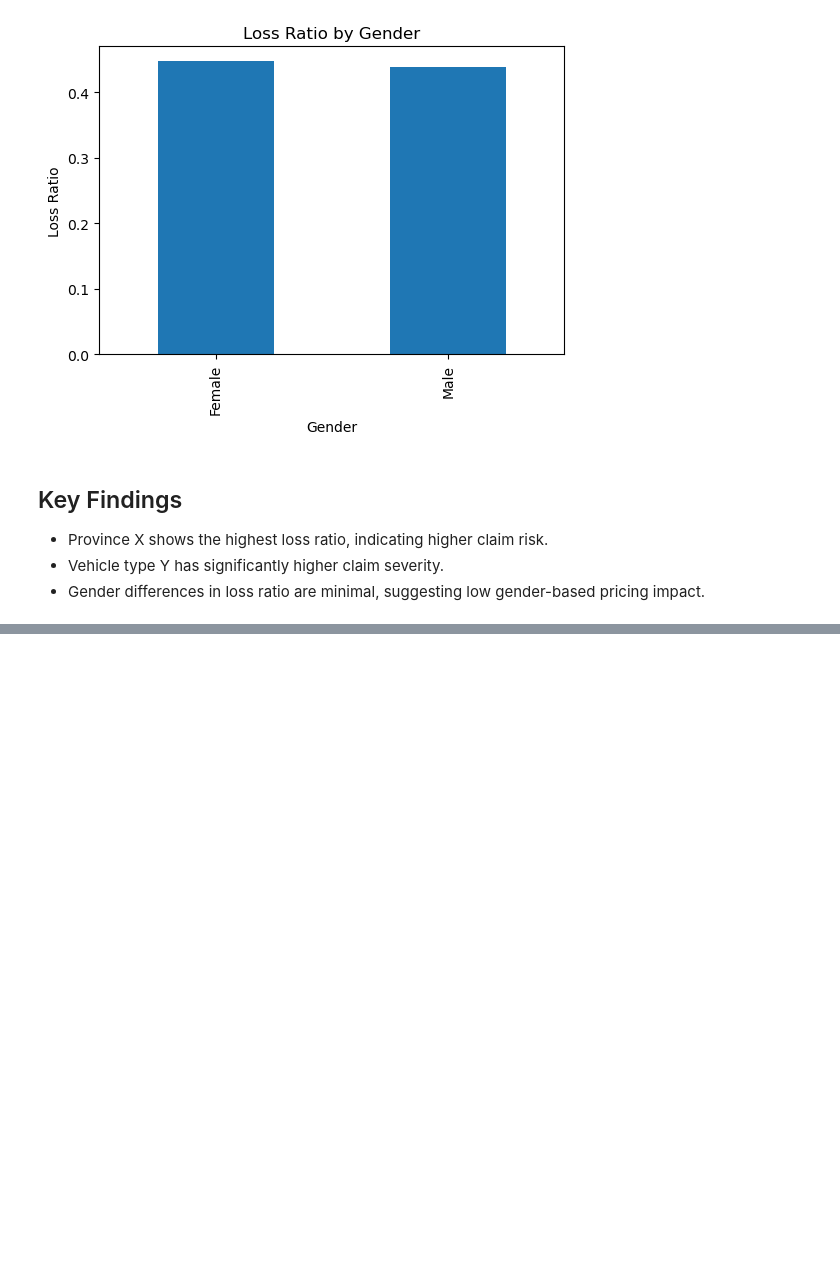
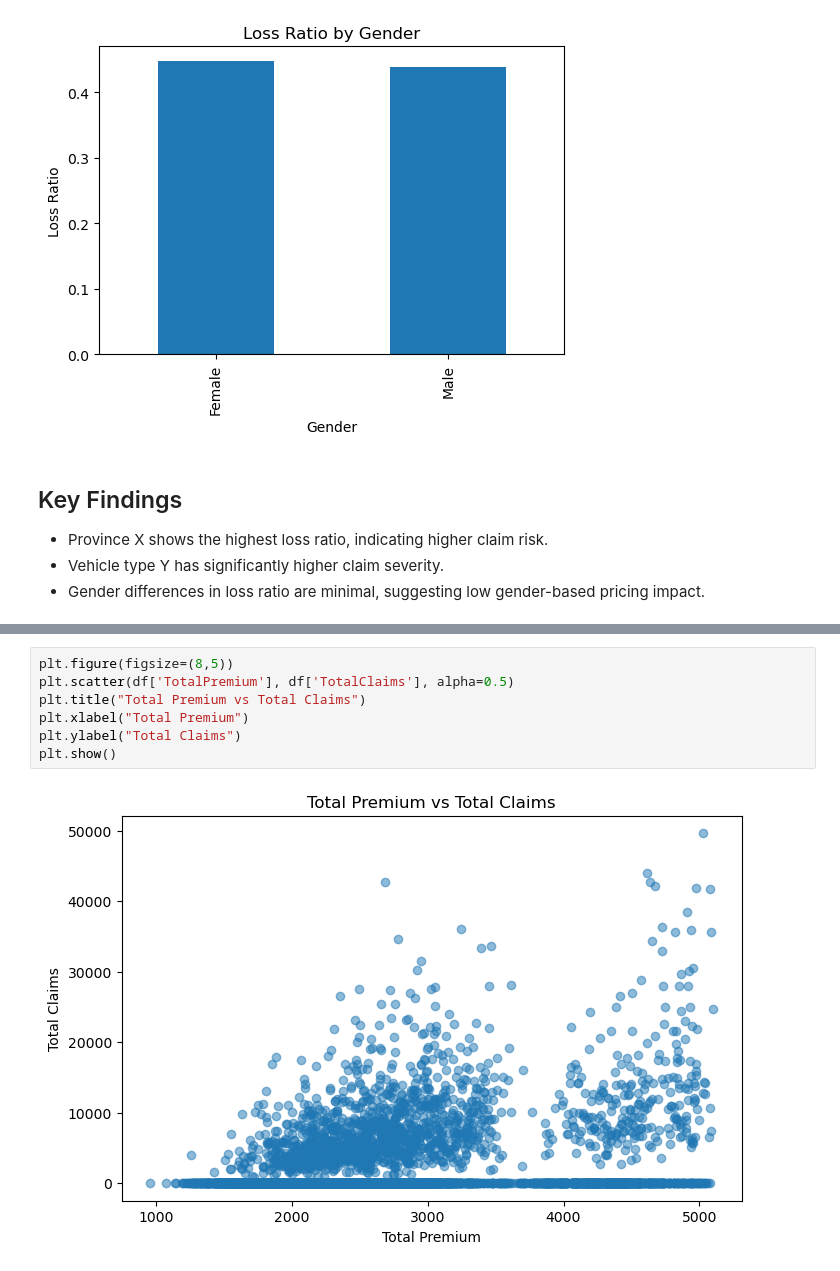
Before and after one commit to Maria-Biruk/insurance-risk-analytics, a Jupyter notebook: notebooks/01_eda.ipynb, the cells around one changed output, grey strips where cells are left out. Cells and saved outputs as stored; diff of their text form; blank space fills up the shorter version.

```diff
--- a/notebooks/01_eda.ipynb
+++ b/notebooks/01_eda.ipynb
@@ -356,0 +399,9 @@ plt.show()
+# %%
+plt.figure(figsize=(8,5))
+plt.scatter(df['TotalPremium'], df['TotalClaims'], alpha=0.5)
+plt.title("Total Premium vs Total Claims")
+plt.xlabel("Total Premium")
+plt.ylabel("Total Claims")
+plt.show()
+# %% [output]
+[figure, added]
```
Also changed, not shown: parts of 45 cells of this notebook.
